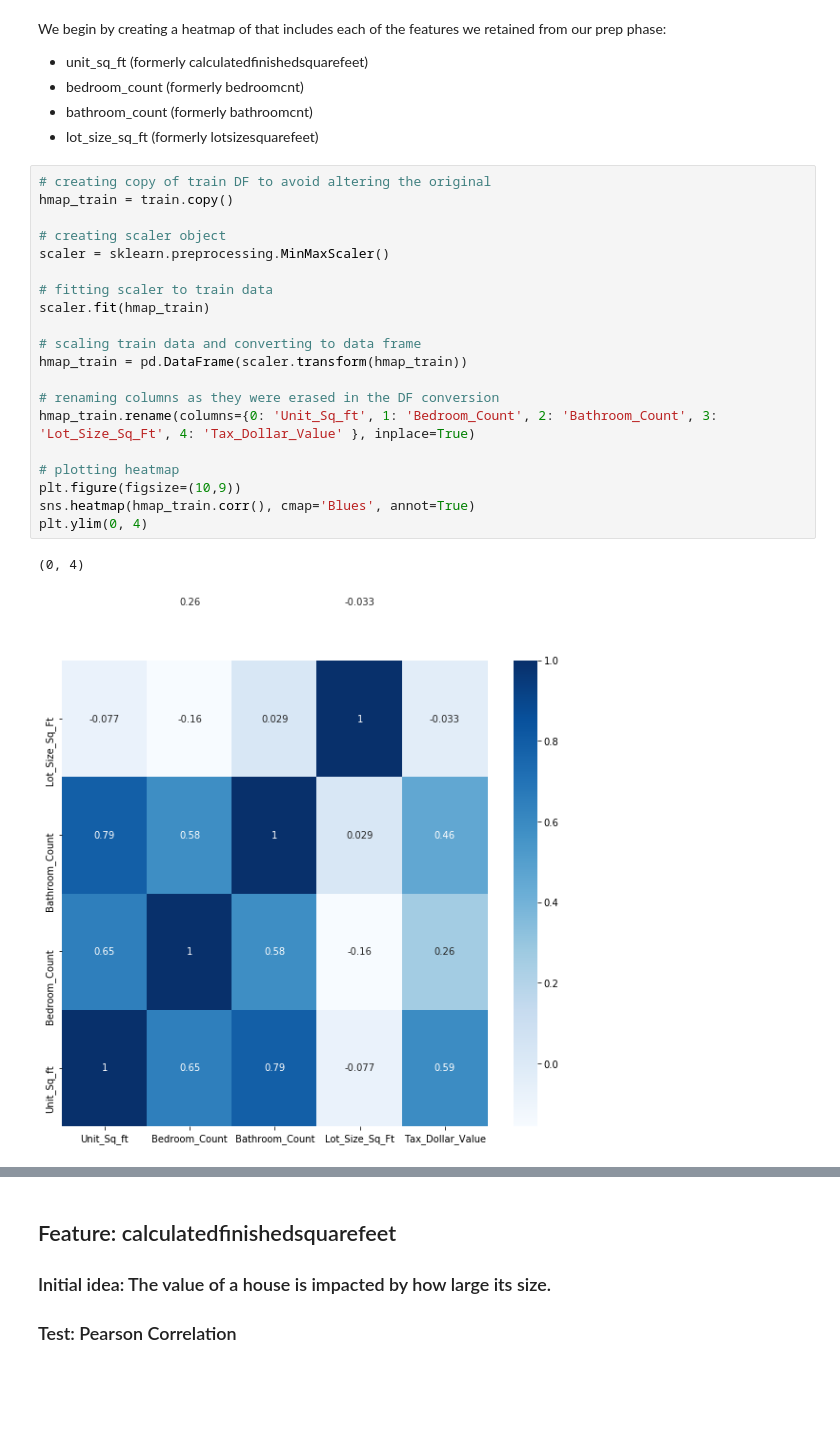
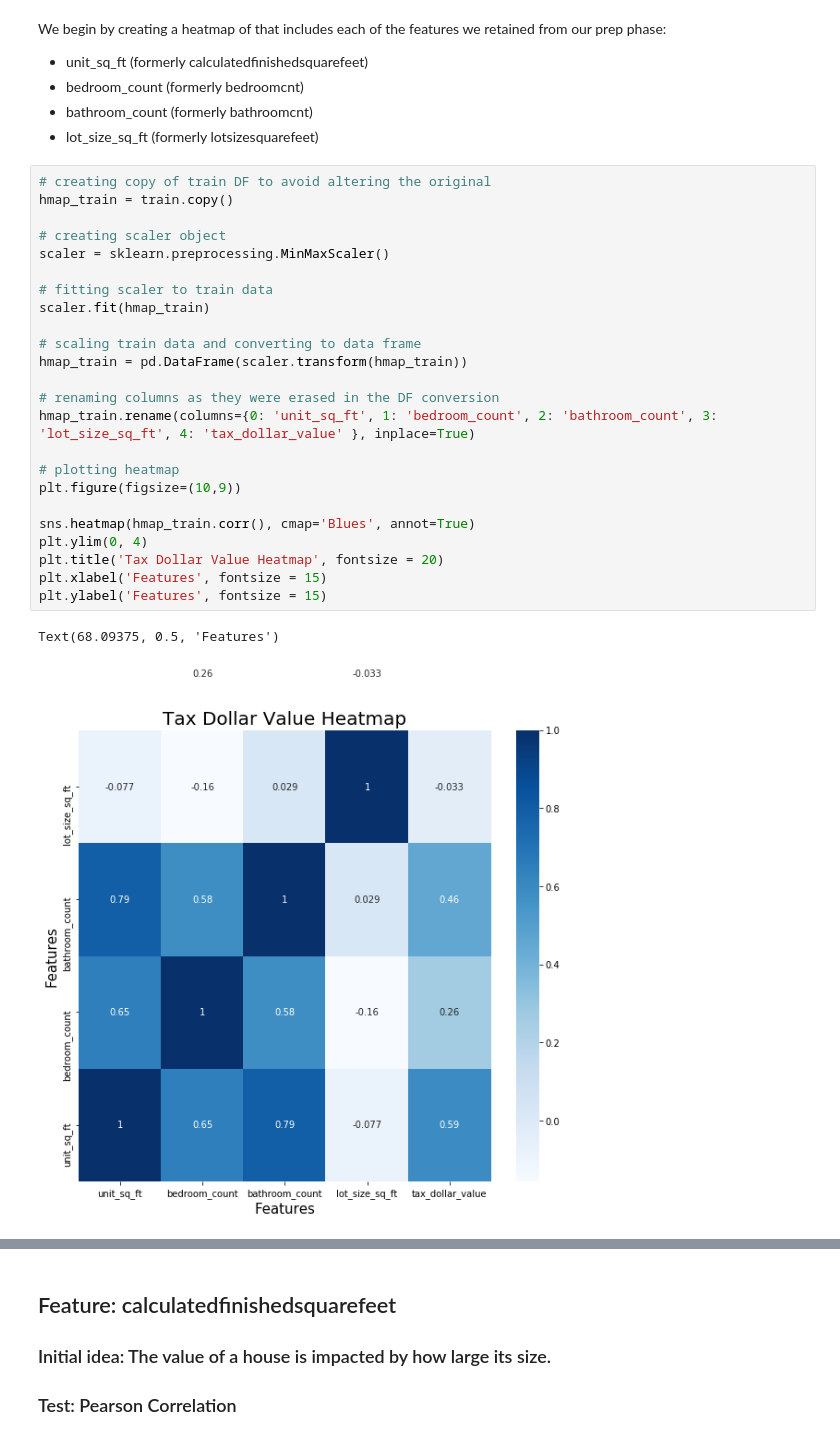
Before and after one commit to Zillow-sam-and-matt/Zillow, a Jupyter notebook: matt_sam_explore.ipynb, the cells around one changed output, grey strips where cells are left out. Drawn from its saved outputs; the diff is of its cells as text; blank space fills up the shorter version.

```diff
--- a/matt_sam_explore.ipynb
+++ b/matt_sam_explore.ipynb
@@ -38,24 +33,28 @@ We begin by creating a heatmap of that includes each of the features we retained
 # %%
 # creating copy of train DF to avoid altering the original
 hmap_train = train.copy()
 
 # creating scaler object
 scaler = sklearn.preprocessing.MinMaxScaler()
 
 # fitting scaler to train data
 scaler.fit(hmap_train)
 
 # scaling train data and converting to data frame
 hmap_train = pd.DataFrame(scaler.transform(hmap_train))
 
 # renaming columns as they were erased in the DF conversion
-hmap_train.rename(columns={0: 'Unit_Sq_ft', 1: 'Bedroom_Count', 2: 'Bathroom_Count', 3: 'Lot_Size_Sq_Ft', 4: 'Tax_Dollar_Value' }, inplace=True)
+hmap_train.rename(columns={0: 'unit_sq_ft', 1: 'bedroom_count', 2: 'bathroom_count', 3: 'lot_size_sq_ft', 4: 'tax_dollar_value' }, inplace=True)
 
 # plotting heatmap
 plt.figure(figsize=(10,9))
+
 sns.heatmap(hmap_train.corr(), cmap='Blues', annot=True)
 plt.ylim(0, 4)
+plt.title('Tax Dollar Value Heatmap', fontsize = 20)
+plt.xlabel('Features', fontsize = 15)
+plt.ylabel('Features', fontsize = 15)
 # %% [output]
-(0, 4)
+Text(68.09375, 0.5, 'Features')
-[figure, old version]
+[figure, new version]
 # %% [markdown]
```
Also changed, not shown: parts of 4 cells of this notebook, 1 other file.
